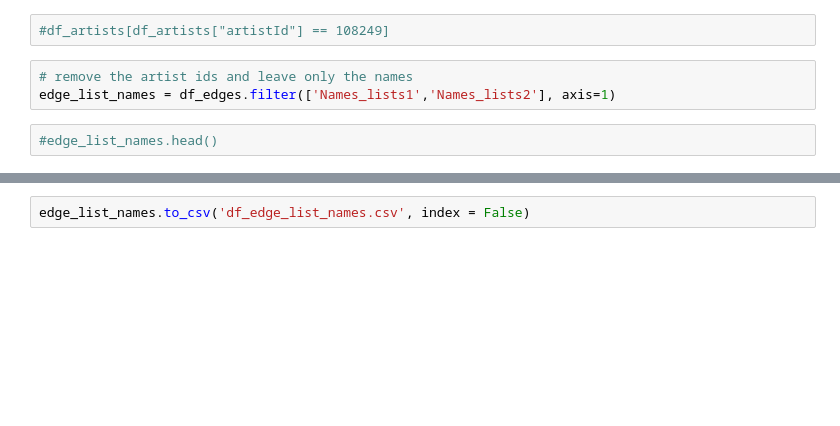
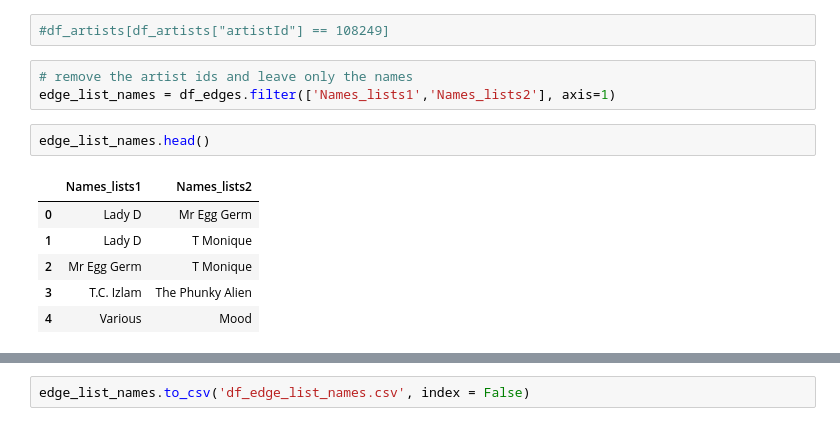
Before and after one commit to portis123/hiphopcollabnetworks, a Jupyter notebook: Converting edge list to names list.ipynb, the cells around one changed output, grey strips where cells are left out. Drawn from its saved outputs; the diff is of its cells as text; blank space fills up the shorter version.

```diff
--- a/Converting edge list to names list.ipynb
+++ b/Converting edge list to names list.ipynb
@@ -42,5 +157,12 @@ df_edges['Names_lists2'] =  df_edges['V2'].explode().map(map_dict)
 # remove the artist ids and leave only the names
 edge_list_names = df_edges.filter(['Names_lists1','Names_lists2'], axis=1)
 # %%
-#edge_list_names.head()
+edge_list_names.head()
+# %% [output]
+|  | Names_lists1 | Names_lists2 |
+| 0 | Lady D | Mr Egg Germ |
+| 1 | Lady D | T Monique |
+| 2 | Mr Egg Germ | T Monique |
+| 3 | T.C. Izlam | The Phunky Alien |
+| 4 | Various | Mood |
 # %%
```
Also changed, not shown: parts of 23 cells of this notebook.
